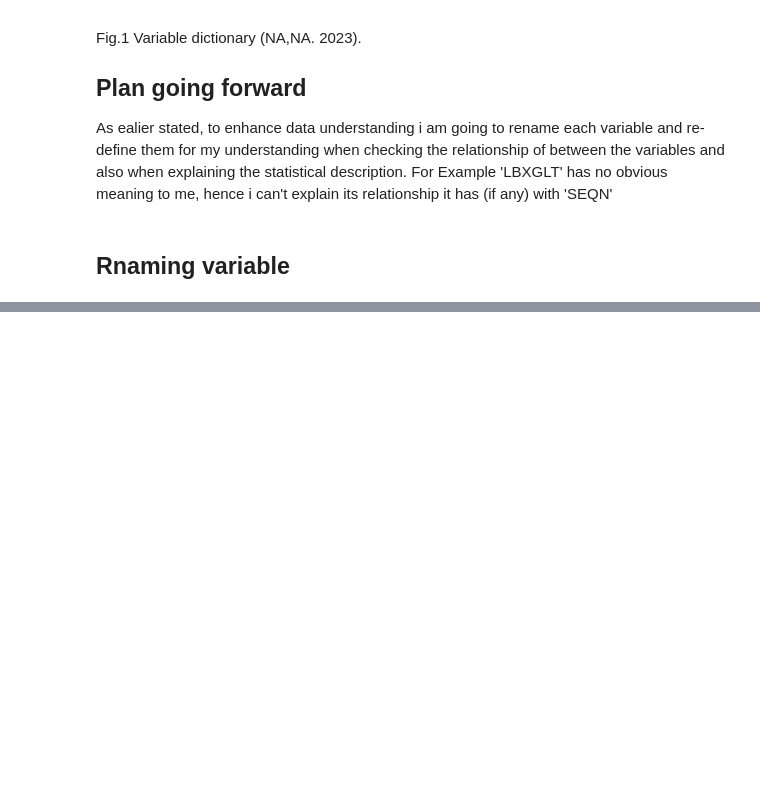
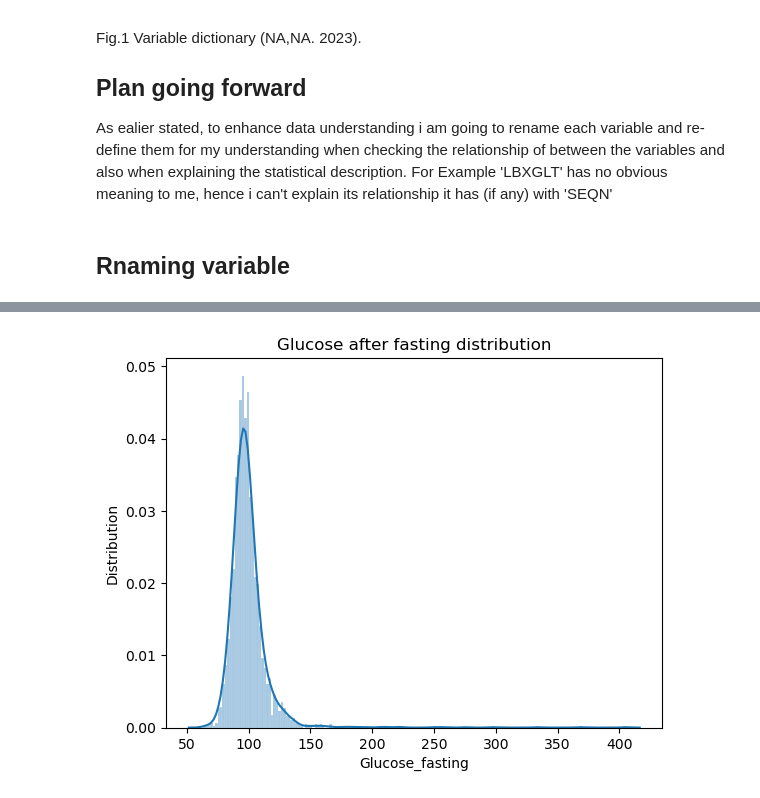
Before and after one commit to Ayomide-ola/Health-analysis, a Jupyter notebook: Integrated_CA .ipynb, the cells around one changed output, grey strips where cells are left out. Cells and saved outputs as stored; diff of their text form; code cells hidden in the pictures; blank space fills up the shorter version.

```diff
--- a/Integrated_CA .ipynb
+++ b/Integrated_CA .ipynb
@@ -518,0 +549,13 @@ plt.show()
+# %%
+# plotting the distribution of the BMI column using histogram plot
+sns.histplot( # using seaborn to plot the BMI column in df
+    df["Glucose_fasting"], kde=True,
+    stat="density", kde_kws=dict(cut=3),
+    alpha=.4, edgecolor=(1, 1, 1, .4),
+)
+plt.ylabel('Distribution') #Labelling the y-axis as Distribution
+plt.title("Glucose after fasting distribution")# Labelling the plot tilte as Glucose after fasting distribution
+plt.xlabel('Glucose_fasting')# Setting the tiltel of x-axis as Glucose_fasting
+plt.show() # Displaying the plot
+# %% [output]
+[figure, added]
```
Also changed, not shown: parts of 72 cells of this notebook.
